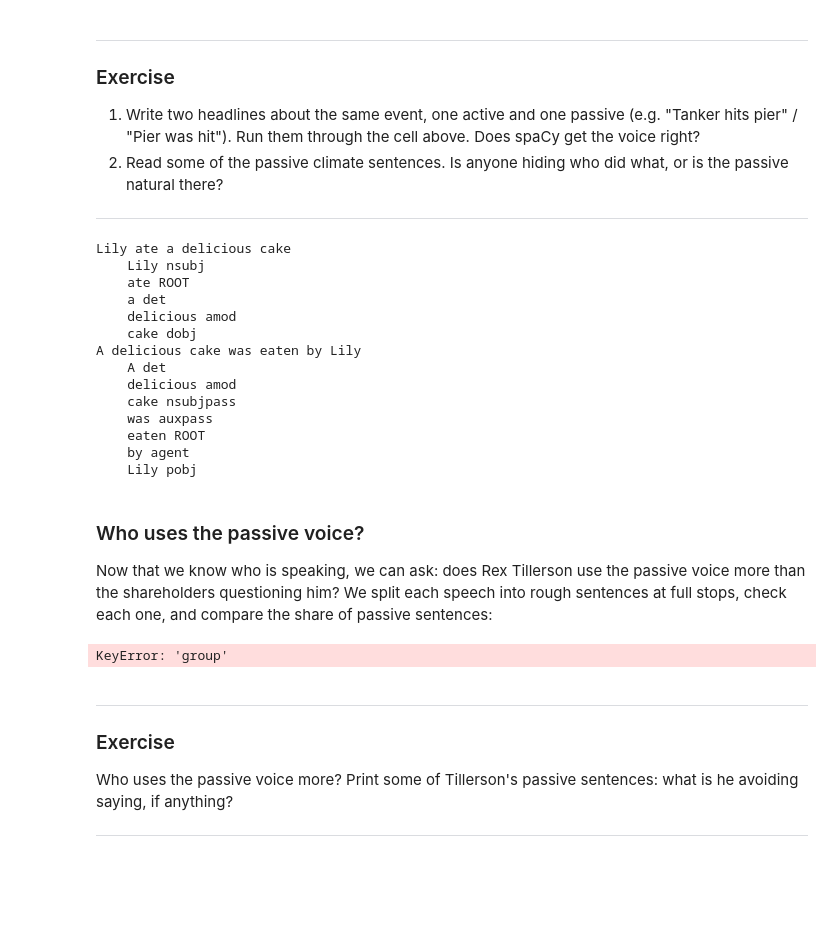
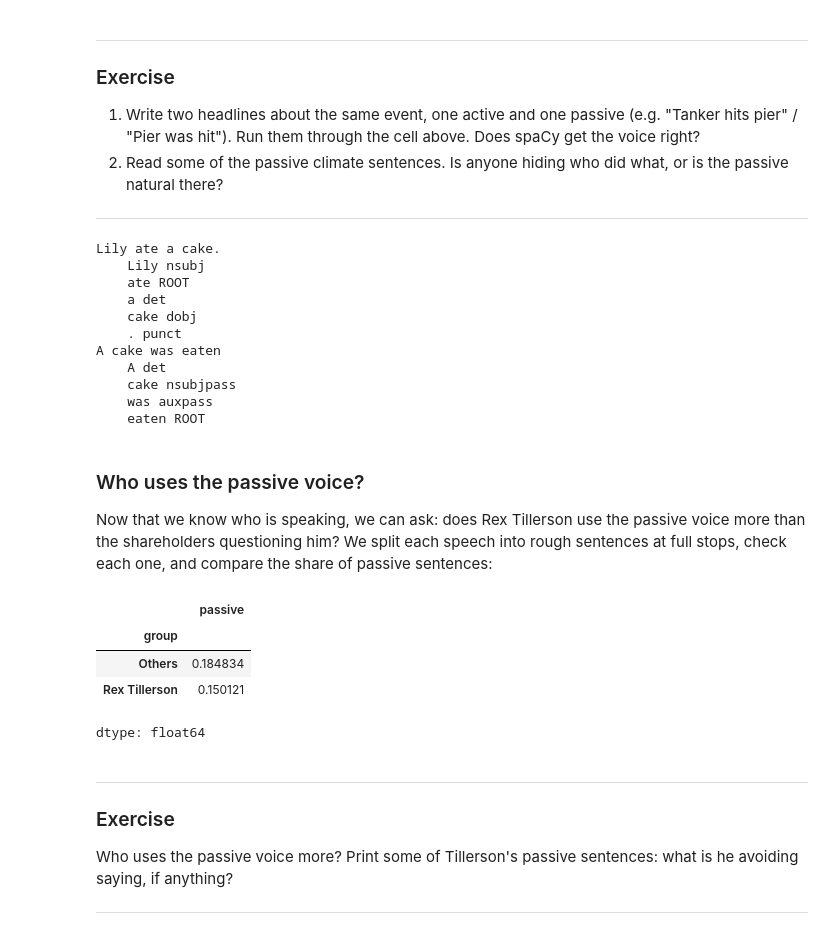
Before and after one commit to lilylee987/QM2, a Jupyter notebook: notebooks/W04. Natural Language Processing.ipynb, the cells around one changed output. Cells and saved outputs as stored; diff of their text form; code cells hidden in the pictures; blank space fills up the shorter version.

```diff
--- a/notebooks/W04. Natural Language Processing.ipynb
+++ b/notebooks/W04. Natural Language Processing.ipynb
@@ -154,14 +157,3 @@ He was CEO of Exxon from 2006 until he retired on January 1st 2017. One month la
 ## Counting words
 
 Strings can also be searched. `.lower()` makes all the text lower case (so "Climate Change" and "climate change" are treated the same), and `.count()` counts how many times a phrase appears. How many times is "climate change" mentioned in this call?
-# %%
-call=df.iloc[38]
-
-print('Date: ', call['Date'])
-print('Title: ', call['Title'])
-print('Word Count: ', len(call['Text'].split()))
-print('Text:')
-call['Text']
-
-call['Text'].split('.')[0]
-call['Text'].lower().count('climate change')
@@ -174,12 +159,0 @@ Text:
-# %%
-
-call=df.iloc[38]
-
-print('Date: ', call['Date'])
-print('Title: ', call['Title'])
-print('Word Count: ', len(call['Text'].split()))
-print('Text:')
-call['Text']
-
-call['Text'].split('.')[0]
-call['Text'].lower().count('global warming')
@@ -280,11 +260,10 @@ df['Text'][0]
 # %%
-#For the excercise below
-# create a column called "climate change" that contains the count of mentions of this keyword
 df['climate change']=df['Text'].apply(lambda x: x.lower().count('climate change'))
 df['global warming']=df['Text'].apply(lambda x: x.lower().count('global warming'))
 df['carbon capture']=df['Text'].apply(lambda x: x.lower().count('carbon capture'))
-df['important']=df['Text'].apply(lambda x: x.lower().count('important'))
-print(df[['Title','climate change','global warming','carbon capture','important']])
+df['environment']=df['Text'].apply(lambda x: x.lower().count('environment'))
+
+print(df[['Title','climate change','global warming','carbon capture','environment']])
 # %% [output]
                                                  Title  climate change  \
 0    Exxon  Mobil Corp at Barclays CEO EnergyPower ...               2
@@ -556,45 +524,51 @@ passive_sentences[:5]
 
 ---
 # %%
-# two sentences about the same event
-for sentence in ["Lily ate a delicious cake", "A delicious cake was eaten by Lily"]:
+#1 two sentences about the same event
+for sentence in ["Lily ate a cake.", "A cake was eaten"]:
     doc = nlp(sentence)
     print(sentence)
     # print each word and its grammatical role
     for token in doc:
         print('   ', token.text, token.dep_)
+
+  #2 Trying to hide what the board committee did. --> example: the board has been engaged - engaged in what.
 # %% [output]
-Lily ate a delicious cake
+Lily ate a cake.
     Lily nsubj
     ate ROOT
     a det
-    delicious amod
     cake dobj
-A delicious cake was eaten by Lily
+    . punct
+A cake was eaten
     A det
-    delicious amod
     cake nsubjpass
     was auxpass
     eaten ROOT
-    by agent
-    Lily pobj
 # %% [markdown]
 ### Who uses the passive voice?
 
 Now that we know who is speaking, we can ask: does Rex Tillerson use the passive voice more than the shareholders questioning him? We split each speech into rough sentences at full stops, check each one, and compare the share of passive sentences:
 # %%
+# label each speech as Tillerson's or someone else's
+speaker_df['group'] = 'Others'
+speaker_df.loc[speaker_df['speaker'] == 'REX TILLERSON', 'group'] = 'Rex Tillerson'
 
 # split every speech into sentences, and check whether each one is passive
 rows = []
 for group, speech in zip(speaker_df['group'], speaker_df['speech']):
     for sentence in speech.split('. '):
         rows.append({'group': group, 'passive': is_passive(sentence)})
 sentence_df = pd.DataFrame(rows)
 
 # the mean of True/False values is the share that are True
 sentence_df.groupby('group')['passive'].mean()
 # %% [output]
+|  | passive |
+| group |  |
+| Others | 0.184834 |
+| Rex Tillerson | 0.150121 |
-KeyError: 'group'
+dtype: float64
 # %% [markdown]
 ---
 
```
Also changed, not shown: parts of 22 cells of this notebook.
